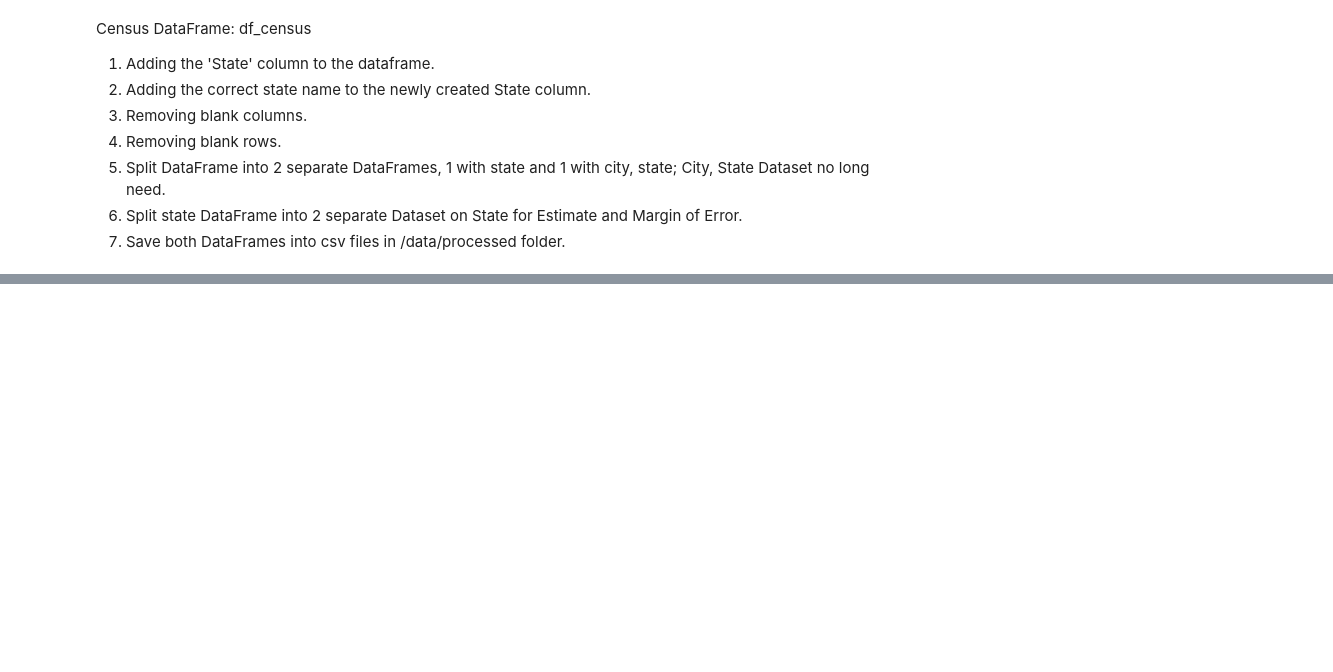
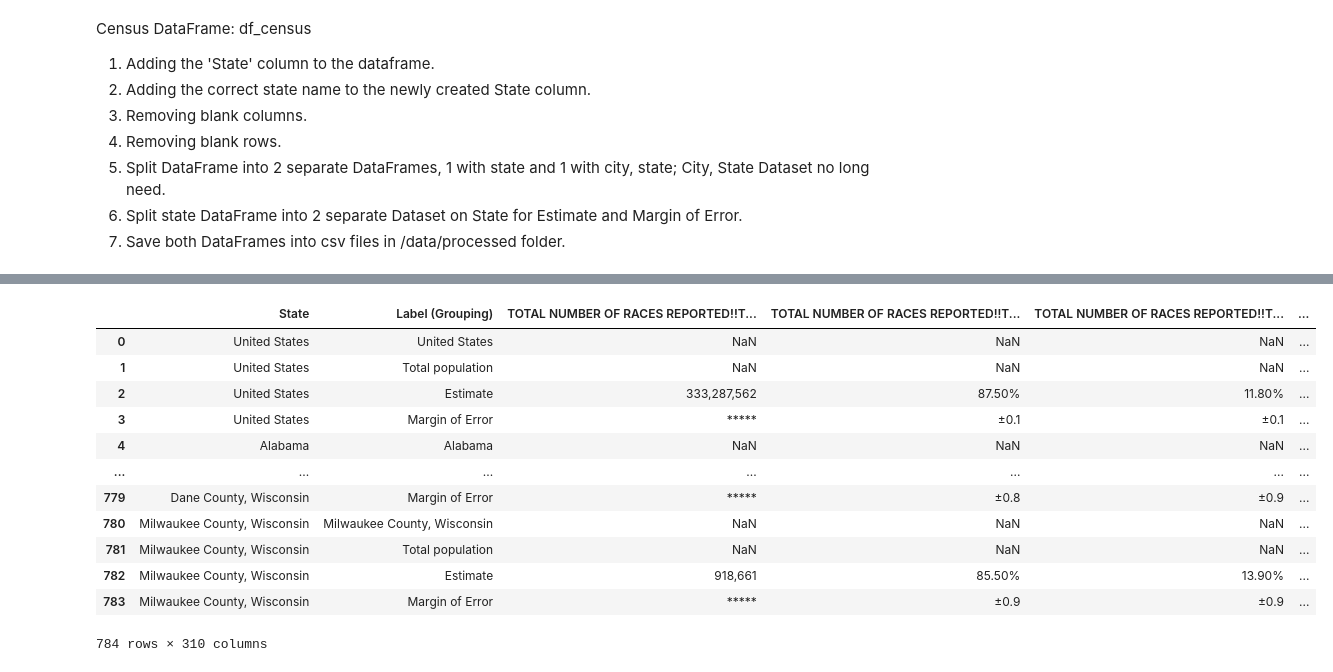
Before and after one commit to duhoang920/siads_593_milestone_1, a Jupyter notebook: main.ipynb, the cells around one changed output, grey strips where cells are left out. Saved outputs shown, nothing was run; the diff lists cells and outputs as text; code cells hidden in the pictures; blank space fills up the shorter version.

```diff
--- a/main.ipynb
+++ b/main.ipynb
@@ -43,5 +71,19 @@ df_census_temp1 = df_formater(df_census_temp0)
 # %%
 df_census_temp2 = remove_nan_cols(df_census_temp1)
-# display(df_census_temp2)    # For debugging only - comment out when not needed.
+display(df_census_temp2)    # For debugging only - comment out when not needed.
+# %% [output]
+|  | State | Label (Grouping) | TOTAL NUMBER OF RACES REPORTED!!T... | TOTAL NUMBER OF RACES REPORTED!!T... | TOTAL NUMBER OF RACES REPORTED!!T... | ... |
+| 0 | United States | United States | NaN | NaN | NaN | ... |
+| 1 | United States | Total population | NaN | NaN | NaN | ... |
+| 2 | United States | Estimate | 333,287,562 | 87.50% | 11.80% | ... |
+| 3 | United States | Margin of Error | ***** | ±0.1 | ±0.1 | ... |
+| 4 | Alabama | Alabama | NaN | NaN | NaN | ... |
+| ... | ... | ... | ... | ... | ... | ... |
+| 779 | Dane County, Wisconsin | Margin of Error | ***** | ±0.8 | ±0.9 | ... |
+| 780 | Milwaukee County, Wisconsin | Milwaukee County, Wisconsin | NaN | NaN | NaN | ... |
+| 781 | Milwaukee County, Wisconsin | Total population | NaN | NaN | NaN | ... |
+| 782 | Milwaukee County, Wisconsin | Estimate | 918,661 | 85.50% | 13.90% | ... |
+| 783 | Milwaukee County, Wisconsin | Margin of Error | ***** | ±0.9 | ±0.9 | ... |
+784 rows × 310 columns
 # %%
 df_census_temp3 = remove_nan_rows(df_census_temp2)
```
Also changed, not shown: parts of 14 cells of this notebook, 7 other files.
